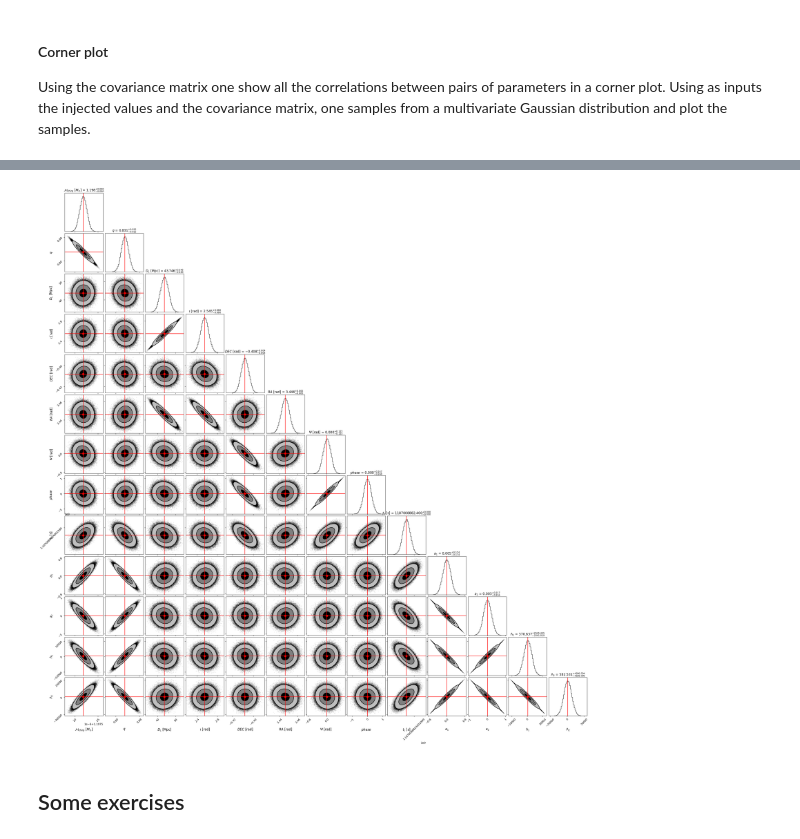
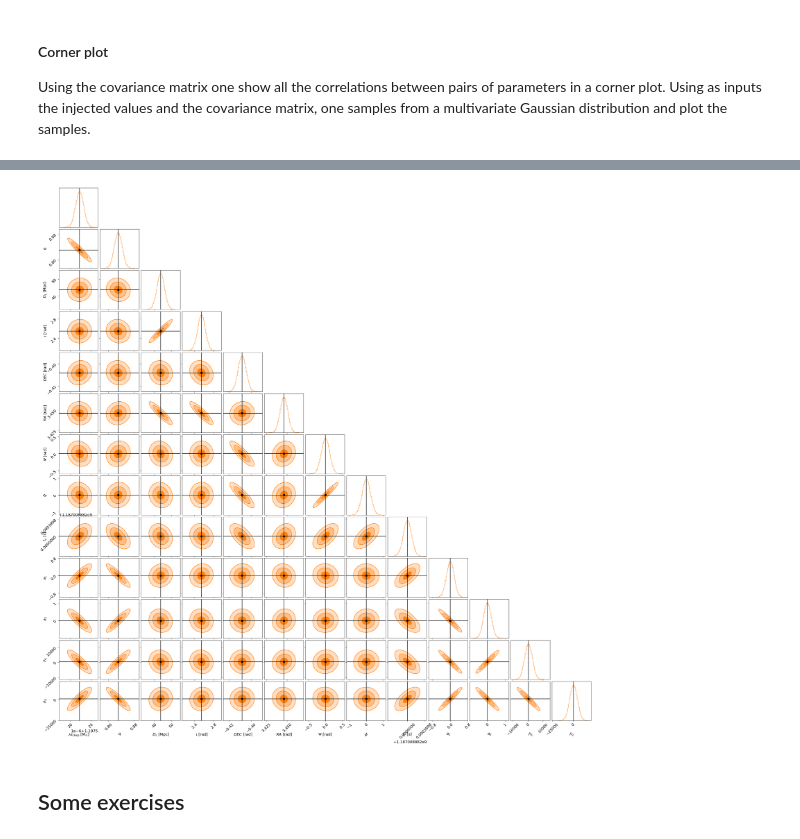
Before and after one commit to u-dupletsa/ISAPP2025, a Jupyter notebook: gw_metrics_tutorial.ipynb, the cells around one changed output, grey strips where cells are left out. Cells and saved outputs as stored; diff of their text form; code cells hidden in the pictures.

```diff
--- a/gw_metrics_tutorial.ipynb
+++ b/gw_metrics_tutorial.ipynb
@@ -217,6 +219,17 @@ import pandas as pd
 import json
 import os
 from astropy.cosmology import Planck18
+# %%
+# plotting settings
+matplotlib.rcParams.update({
+    'font.size': 16,
+    'axes.labelsize': 16,
+    'axes.titlesize': 16,
+    'xtick.labelsize': 14,
+    'ytick.labelsize': 14,
+    'legend.fontsize': 14,
+    'figure.titlesize': 16
+})
 # %% [markdown]
 ### Single Event Analysis: GW170817-like
 # %%
@@ -612,23 +629,23 @@ Using the covariance matrix one show all the correlations between pairs of param
 CORNER_KWARGS = dict(
     bins = 50, # number of bins for histograms
     smooth = 0.99, # smooths out contours.
-    plot_datapoints = True, # choose if you want datapoints
-    label_kwargs = dict(fontsize = 12), # font size for labels
-    show_titles = True, #choose if you want titles on top of densities.
-    title_kwargs = dict(fontsize = 12), # font size for title
-    plot_density = False,
+    plot_datapoints = False, # choose if you want datapoints
+    label_kwargs = dict(fontsize = 14), # font size for labels
+    show_titles = False, #choose if you want titles on top of densities.
+    title_kwargs = dict(fontsize = 14), # font size for title
+    plot_density = True,
     title_quantiles = [0.16, 0.5, 0.84],  # add quantiles to plot densities for 1d hist
     levels = (1 - np.exp(-0.5), 1 - np.exp(-2), 1 - np.exp(-9 / 2.)), # 1, 2 and 3 sigma contours for 2d plots
     fill_contours = True, #decide if you want to fill the contours
     max_n_ticks = 2, # set a limit to ticks in the x-y axes.
-    title_fmt=".3f"
+    title_fmt=".2f"
     )
 # %%
+# Parameters setup (existing)
 corner_lbs = [r'${\mathcal{M}}_{\rm chirp}$ $[M_{\odot}]$', r'$q$', r'$D_{\rm L}$ [Mpc]',
-                r'$\iota$ [rad]', r'$DEC$ [rad]', r'$RA$ [rad]', r'$\Psi$ [rad]',
-                r'$phase$', r'$t_c$ [s]', r'$a_1$', r'$a_2$', r'$\Lambda_1$', r'$\Lambda_2$']
-
+              r'$\iota$ [rad]', r'$DEC$ [rad]', r'$RA$ [rad]', r'$\Psi$ [rad]',
+              r'$\phi$', r'$t_c$ [s]', r'$a_1$', r'$a_2$', r'$\Lambda_1$', r'$\Lambda_2$']
 mean_lbs = ['chirp_mass', 'mass_ratio', 'luminosity_distance', 'theta_jn', 'dec', 'ra', 'psi',
             'phase', 'geocent_time', 'a_1', 'a_2', 'lambda_1', 'lambda_2']
-mean_values = parameters[mean_lbs].iloc[0] # mean values of the parameters
+mean_values = parameters[mean_lbs].iloc[0]  # mean values of the parameters
 cov_matrix = np.load(data_folder + '/' + 'inv_fisher_matrices_ET_BNS_SNR8.npy')[0, :, :]
@@ -635,11 +673,11 @@ cov_matrix = np.load(data_folder + '/' + 'inv_fisher_matrices_ET_BNS_SNR8.npy')[
 # %%
 # Sample from a multi-variate gaussian with the given covariance matrix and injected mean values
 samples = np.random.multivariate_normal(mean_values, cov_matrix, int(1e6))
-fig = corner.corner(samples, labels = corner_lbs, truths = mean_values, truth_color = 'red',
-                    **CORNER_KWARGS)
+fig = corner.corner(samples, labels = corner_lbs, truths = mean_values,
+                    truth_color='black', color='tab:orange', **CORNER_KWARGS)
 plt.show()
 # %% [output]
-[figure, old version]
+[figure, new version]
 # %% [markdown]
 ## Some exercises
 # %% [markdown]
```
Also changed, not shown: parts of 15 cells of this notebook.
